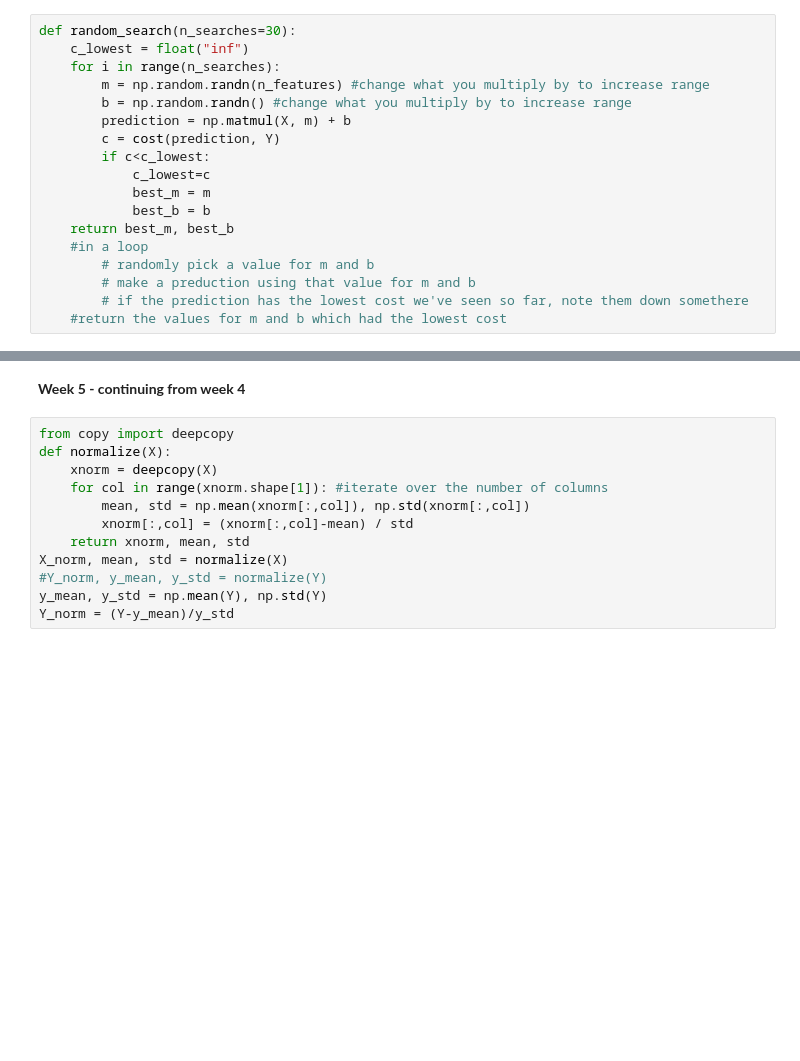
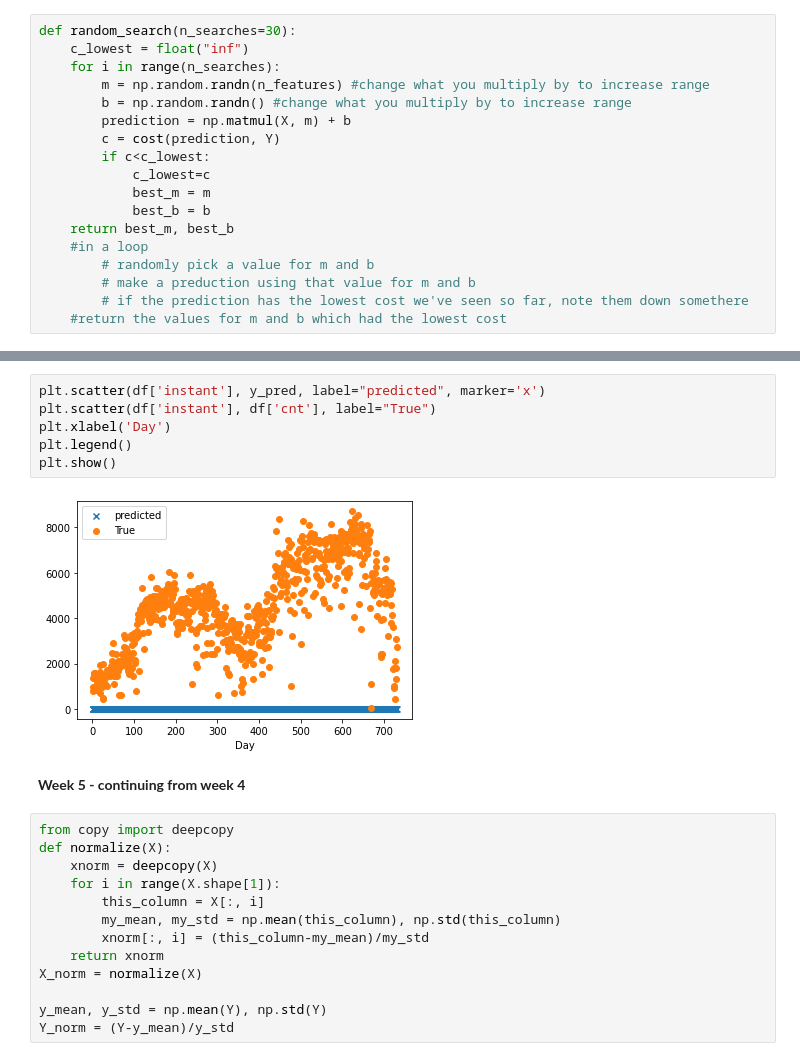
Before and after one commit to haron1100/teach-ml, a Jupyter notebook: DataViz.ipynb, the cells around one changed output, grey strips where cells are left out. Saved outputs shown, nothing was run; the diff lists cells and outputs as text; blank space fills up the shorter version.

```diff
--- a/DataViz.ipynb
+++ b/DataViz.ipynb
@@ -389,15 +398,24 @@ m: [3.51437833 1.22604847] b: 2.400412197626648
+# %%
+plt.scatter(df['instant'], y_pred, label="predicted", marker='x')
+plt.scatter(df['instant'], df['cnt'], label="True")
+plt.xlabel('Day')
+plt.legend()
+plt.show()
+# %% [output]
+[figure, added]
 # %% [markdown]
 **Week 5 - continuing from week 4**
 # %%
 from copy import deepcopy
 def normalize(X):
     xnorm = deepcopy(X)
-    for col in range(xnorm.shape[1]): #iterate over the number of columns
-        mean, std = np.mean(xnorm[:,col]), np.std(xnorm[:,col])
-        xnorm[:,col] = (xnorm[:,col]-mean) / std
-    return xnorm, mean, std
-X_norm, mean, std = normalize(X)
-#Y_norm, y_mean, y_std = normalize(Y)
+    for i in range(X.shape[1]):
+        this_column = X[:, i]
+        my_mean, my_std = np.mean(this_column), np.std(this_column)
+        xnorm[:, i] = (this_column-my_mean)/my_std
+    return xnorm
+X_norm = normalize(X)
+
 y_mean, y_std = np.mean(Y), np.std(Y)
 Y_norm = (Y-y_mean)/y_std
 # %%
```
Also changed, not shown: parts of 11 cells of this notebook.
